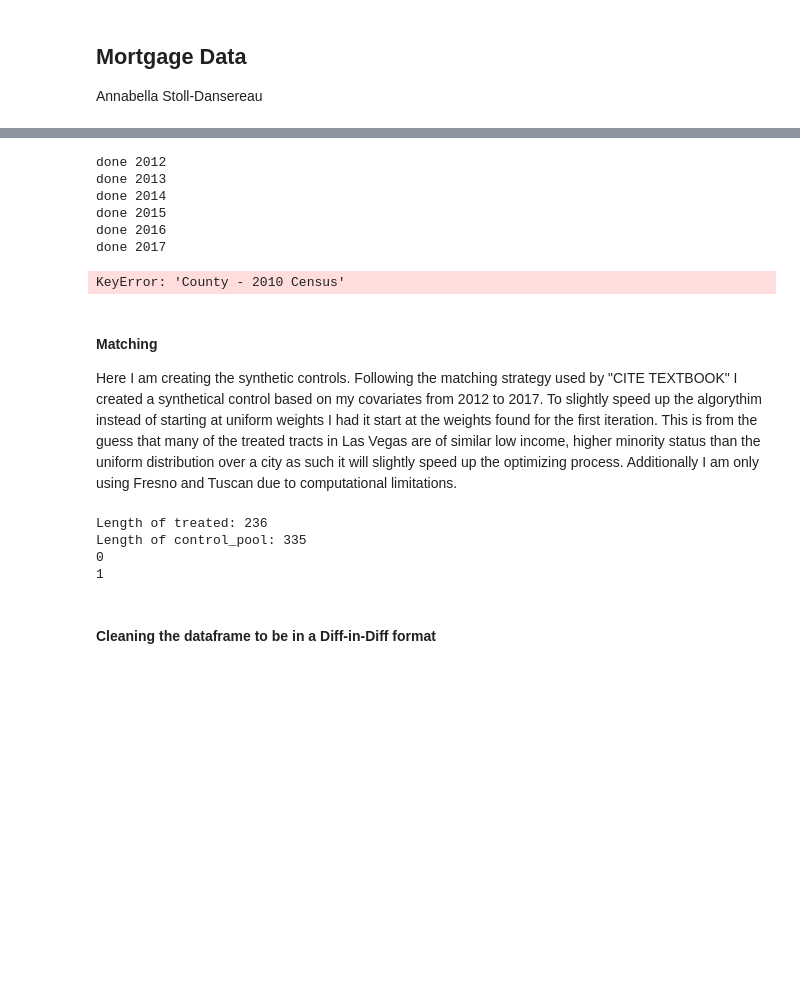
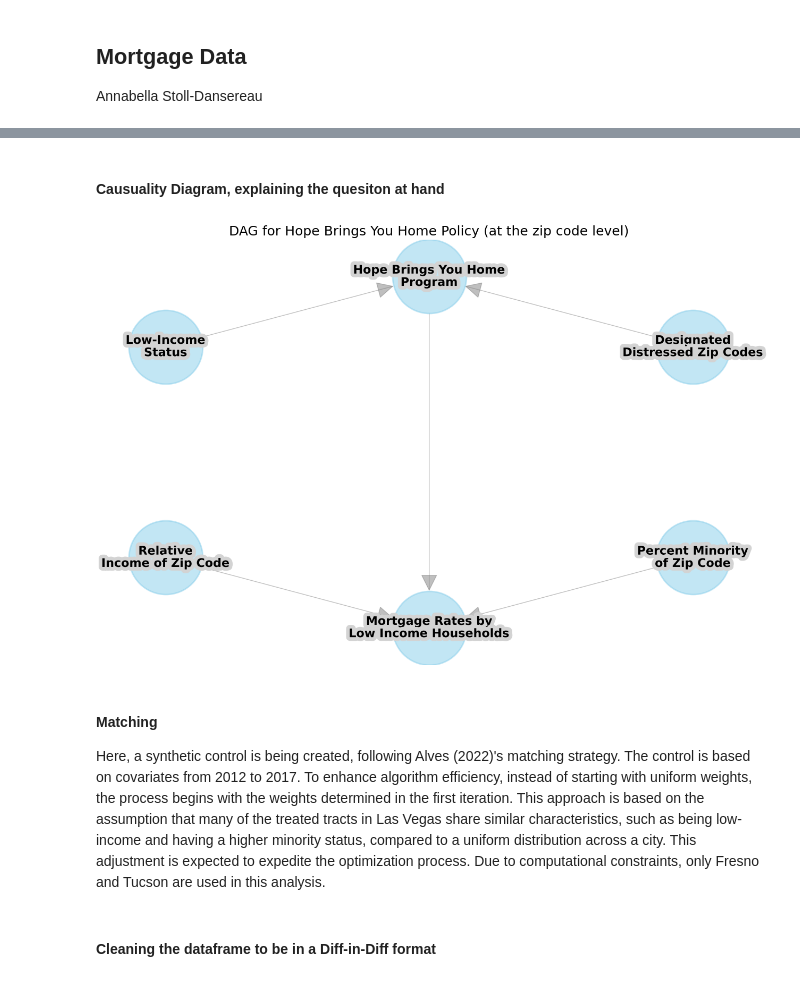
Before and after one commit to annabellasd/Policy-Impact-Homeownership-in-Nevada, a Jupyter notebook: project.ipynb, the cells around one changed output, grey strips where cells are left out. Cells and saved outputs as stored; diff of their text form; code cells hidden in the pictures; blank space fills up the shorter version.

```diff
--- a/project.ipynb
+++ b/project.ipynb
@@ -64,20 +63,70 @@ for n, year in enumerate(years):
         collapsed_df = collapsed_df.fillna(0)
 
     print(f'done {year}')
-# Save to CSV
-collapsed_df.to_csv(r'C:\Users\annab\OneDrive\Desktop\Year 4 fun stuff\526\morgage data\20122019_collapsed_mortgage_weighted.csv', index=False)
+# Save to CSV commmented out so its not run and overwrites my stuff by accident
+#collapsed_df.to_csv(r'C:\Users\annab\OneDrive\Desktop\Year 4 fun stuff\526\morgage data\20122019_collapsed_mortgage.csv', index=False)
-# %% [output]
-done 2012
-done 2013
-done 2014
-done 2015
-done 2016
-done 2017
-KeyError: 'County - 2010 Census'
+# %% [markdown]
+#### Causuality Diagram, explaining the quesiton at hand
+# %%
+import matplotlib.pyplot as plt
+import networkx as nx
+from matplotlib import patheffects
+
+# Create a directed graph
+dag = nx.DiGraph()
+
+# Add nodes representing variables and the policy
+nodes = {
+    "Program": "Hope Brings You Home\nProgram",
+    "Rates": "Mortgage Rates by\nLow Income Households",
+    "Income": "Low-Income\nStatus",
+    "ZipCodes": "Designated\nDistressed Zip Codes",
+    "RelIncome": "Relative\nIncome of Zip Code",
+    "Minority": "Percent Minority\nof Zip Code"
+}
+
+dag.add_nodes_from(nodes.values())
+
+# Add edges representing causal relationships
+edges = [
+    (nodes["Program"], nodes["Rates"]),
+    (nodes["Income"], nodes["Program"]),
+    (nodes["ZipCodes"], nodes["Program"]),
+    (nodes["RelIncome"], nodes["Rates"]),
+    (nodes["Minority"], nodes["Rates"])
+]
+
+dag.add_edges_from(edges)
+
+# Manually specify the layout
+pos = {
+    nodes["Program"]: (0.5, 1),
+    nodes["Rates"]: (0.5, 0),
+    nodes["Income"]: (0.3, 0.8),
+    nodes["ZipCodes"]: (0.7, 0.8),
+    nodes["RelIncome"]: (0.3, 0.2),
+    nodes["Minority"]: (0.7, 0.2)
+}
+
+# Draw the DAG with the specified positions
+plt.figure(figsize=(12, 8))
+nx.draw(dag, pos, with_labels=False, node_color='skyblue', node_size=10000, alpha=0.5,
+        edge_color='gray', linewidths=2, font_size=12, font_weight='bold', arrows=True, arrowsize = 50)
+
+# Draw custom labels with wrapped text and outline effect
+for node, (x, y) in pos.items():
+    plt.text(x, y, node, fontsize=16, fontweight='bold', ha='center', va='center',
+             path_effects=[patheffects.withStroke(linewidth=10, foreground='lightgray')])
+
+# Display the DAG
+plt.title("DAG for Hope Brings You Home Policy (at the zip code level)", fontsize = 18)
+plt.show()
+# %% [output]
+[figure, added]
 # %% [markdown]
 #### Matching
 
-Here I am creating the synthetic controls. Following the matching strategy used by "CITE TEXTBOOK" I created a synthetical control based on my covariates from 2012 to 2017. To slightly speed up the algorythim instead of starting at uniform weights I had it start at the weights found for the first iteration. This is from the guess that many of the treated tracts in Las Vegas are of similar low income, higher minority status than the uniform distribution over a city as such it will slightly speed up the optimizing process. Additionally I am only using Fresno and Tuscan due to computational limitations.
+Here, a synthetic control is being created, following Alves (2022)'s matching strategy. The control is based on covariates from 2012 to 2017. To enhance algorithm efficiency, instead of starting with uniform weights, the process begins with the weights determined in the first iteration. This approach is based on the assumption that many of the treated tracts in Las Vegas share similar characteristics, such as being low-income and having a higher minority status, compared to a uniform distribution across a city. This adjustment is expected to expedite the optimization process. Due to computational constraints, only Fresno and Tucson are used in this analysis.
 # %%
 import pandas as pd
 from scipy.optimize import fmin_slsqp
@@ -152,12 +201,8 @@ synthetic_controls_df = pd.DataFrame(synthetic_controls)
 treated = pd.concat([treated, synthetic_controls_df], axis=1)
 
 #save as a treated csv to use later, again since this process takes so long to run
+#commented out so I dont ruin my csv by accident
 #treated.to_csv(r'C:\Users\annab\OneDrive\Desktop\Year 4 fun stuff\526\morgage data\treated_dataframe.csv', index=True)
-# %% [output]
-Length of treated: 236
-Length of control_pool: 335
-0
-1
 # %% [markdown]
 #### Cleaning the dataframe to be in a Diff-in-Diff format
 # %%
```
Also changed, not shown: parts of 7 cells of this notebook, 1 other file.
